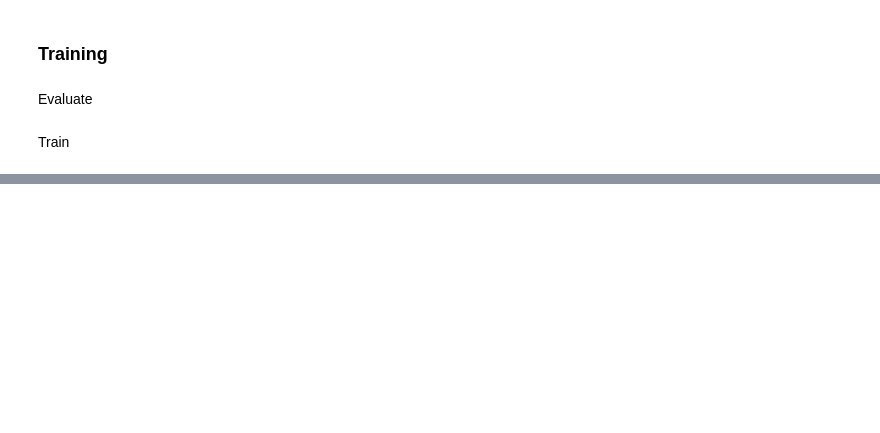
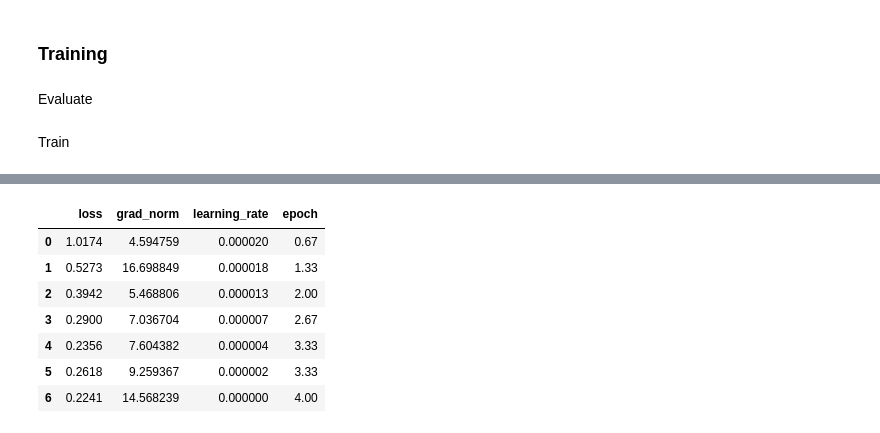
Before and after one commit to kangelamw/Final-Project-LHL2025, a Jupyter notebook: notebooks/1_model_training.ipynb, the cells around one changed output, grey strips where cells are left out. Saved outputs shown, nothing was run; the diff lists cells and outputs as text; code cells hidden in the pictures; blank space fills up the shorter version.

```diff
--- a/notebooks/1_model_training.ipynb
+++ b/notebooks/1_model_training.ipynb
@@ -182,0 +261,25 @@ print(model_performance.to_markdown())
+# %%
+# Train
+training_metrics = [
+   {'loss': 1.0174, 'grad_norm': 4.5947585105896, 'learning_rate': 1.9981033287370443e-05, 'epoch': 0.67},
+   {'loss': 0.5273, 'grad_norm': 16.698848724365234, 'learning_rate': 1.7790805745256703e-05, 'epoch': 1.33},
+   {'loss': 0.3942, 'grad_norm': 5.468806266784668, 'learning_rate': 1.2736629900720832e-05, 'epoch': 2.0},
+   {'loss': 0.29, 'grad_norm': 7.036703586578369, 'learning_rate': 6.6764520052034054e-06, 'epoch': 2.67},
+   {'loss': 0.2356, 'grad_norm': 7.604381561279297, 'learning_rate': 4.166666666666667e-06, 'epoch': 3.33},
+   {'loss': 0.2618, 'grad_norm': 9.259366989135742, 'learning_rate': 1.8380308764377841e-06, 'epoch': 3.33},
+   {'loss': 0.2241, 'grad_norm': 14.568239212036133, 'learning_rate': 0.0, 'epoch': 4.0},
+]
+
+# Convert to DataFrame
+training_metrics = pd.DataFrame(training_metrics)
+
+training_metrics
+# %% [output]
+|  | loss | grad_norm | learning_rate | epoch |
+| 0 | 1.0174 | 4.594759 | 0.000020 | 0.67 |
+| 1 | 0.5273 | 16.698849 | 0.000018 | 1.33 |
+| 2 | 0.3942 | 5.468806 | 0.000013 | 2.00 |
+| 3 | 0.2900 | 7.036704 | 0.000007 | 2.67 |
+| 4 | 0.2356 | 7.604382 | 0.000004 | 3.33 |
+| 5 | 0.2618 | 9.259367 | 0.000002 | 3.33 |
+| 6 | 0.2241 | 14.568239 | 0.000000 | 4.00 |
```
Also changed, not shown: parts of 21 cells of this notebook, 17 other files.
